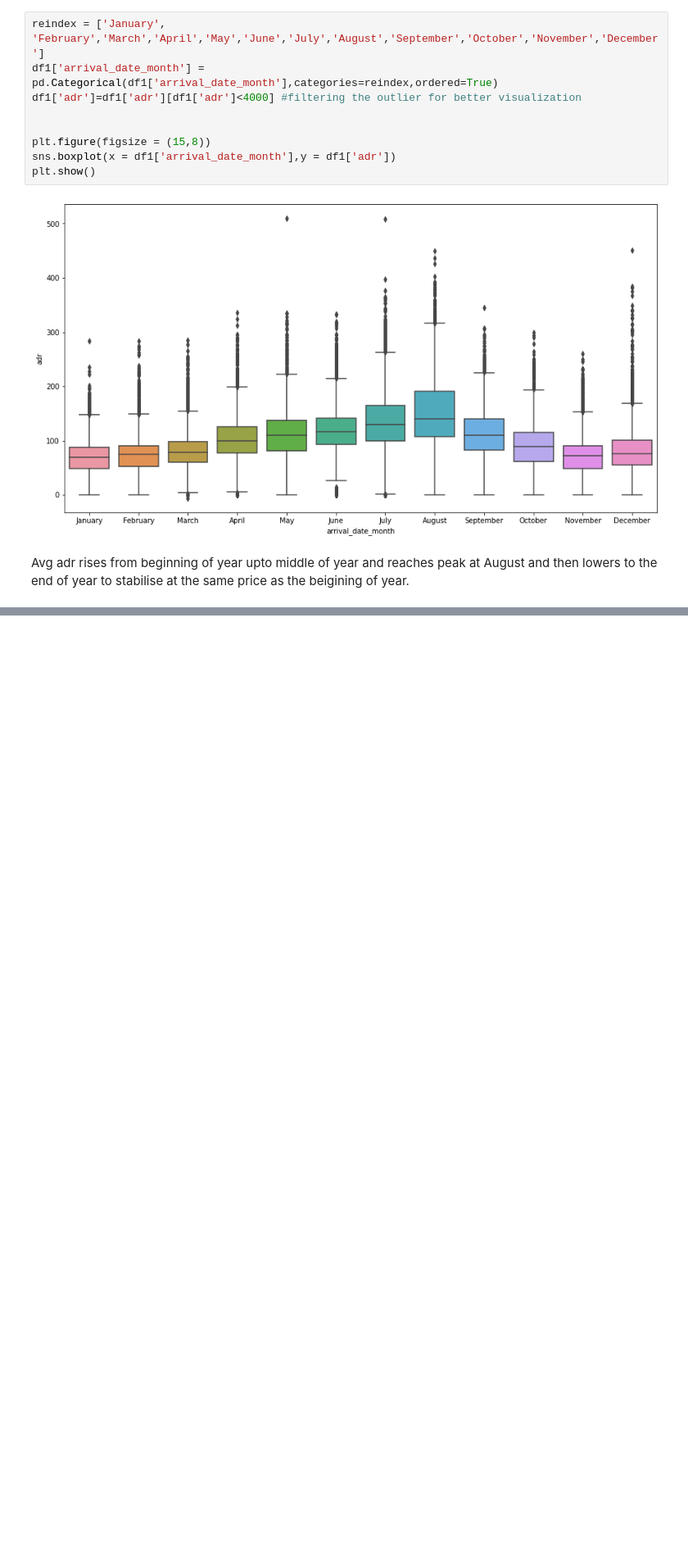
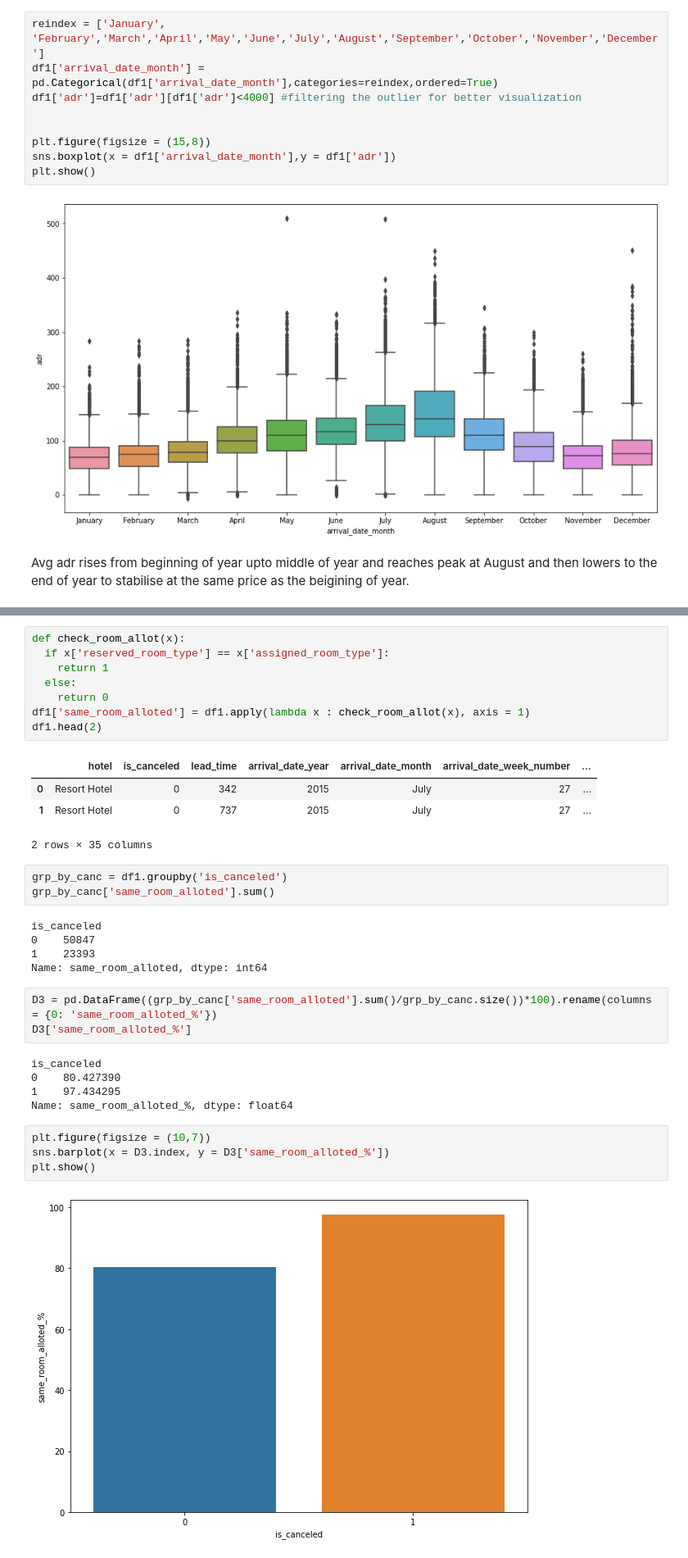
Before and after one commit to KrishnaNayik/Hotel-Booking-Analysis---Capstone-Project, a Jupyter notebook: Hotel_Booking_Analysis_Capstone_Project.ipynb, the cells around one changed output, grey strips where cells are left out. Shown: that part at 82% size. Cells and saved outputs as stored; diff of their text form; blank space fills up the shorter version.

```diff
--- a/Hotel_Booking_Analysis_Capstone_Project.ipynb
+++ b/Hotel_Booking_Analysis_Capstone_Project.ipynb
@@ -775,0 +900,35 @@ Avg adr rises from beginning of year upto middle of year and reaches peak at Aug
+# %%
+def check_room_allot(x):
+  if x['reserved_room_type'] == x['assigned_room_type']:
+    return 1
+  else:
+    return 0
+df1['same_room_alloted'] = df1.apply(lambda x : check_room_allot(x), axis = 1)
+df1.head(2)
+# %% [output]
+|  | hotel | is_canceled | lead_time | arrival_date_year | arrival_date_month | arrival_date_week_number | ... |
+| 0 | Resort Hotel | 0 | 342 | 2015 | July | 27 | ... |
+| 1 | Resort Hotel | 0 | 737 | 2015 | July | 27 | ... |
+2 rows × 35 columns
+# %%
+grp_by_canc = df1.groupby('is_canceled')
+grp_by_canc['same_room_alloted'].sum()
+# %% [output]
+is_canceled
+0    50847
+1    23393
+Name: same_room_alloted, dtype: int64
+# %%
+D3 = pd.DataFrame((grp_by_canc['same_room_alloted'].sum()/grp_by_canc.size())*100).rename(columns = {0: 'same_room_alloted_%'})
+D3['same_room_alloted_%']
+# %% [output]
+is_canceled
+0    80.427390
+1    97.434295
+Name: same_room_alloted_%, dtype: float64
+# %%
+plt.figure(figsize = (10,7))
+sns.barplot(x = D3.index, y = D3['same_room_alloted_%'])
+plt.show()
+# %% [output]
+[figure, added]
```
Also changed, not shown: parts of 17 cells of this notebook.
